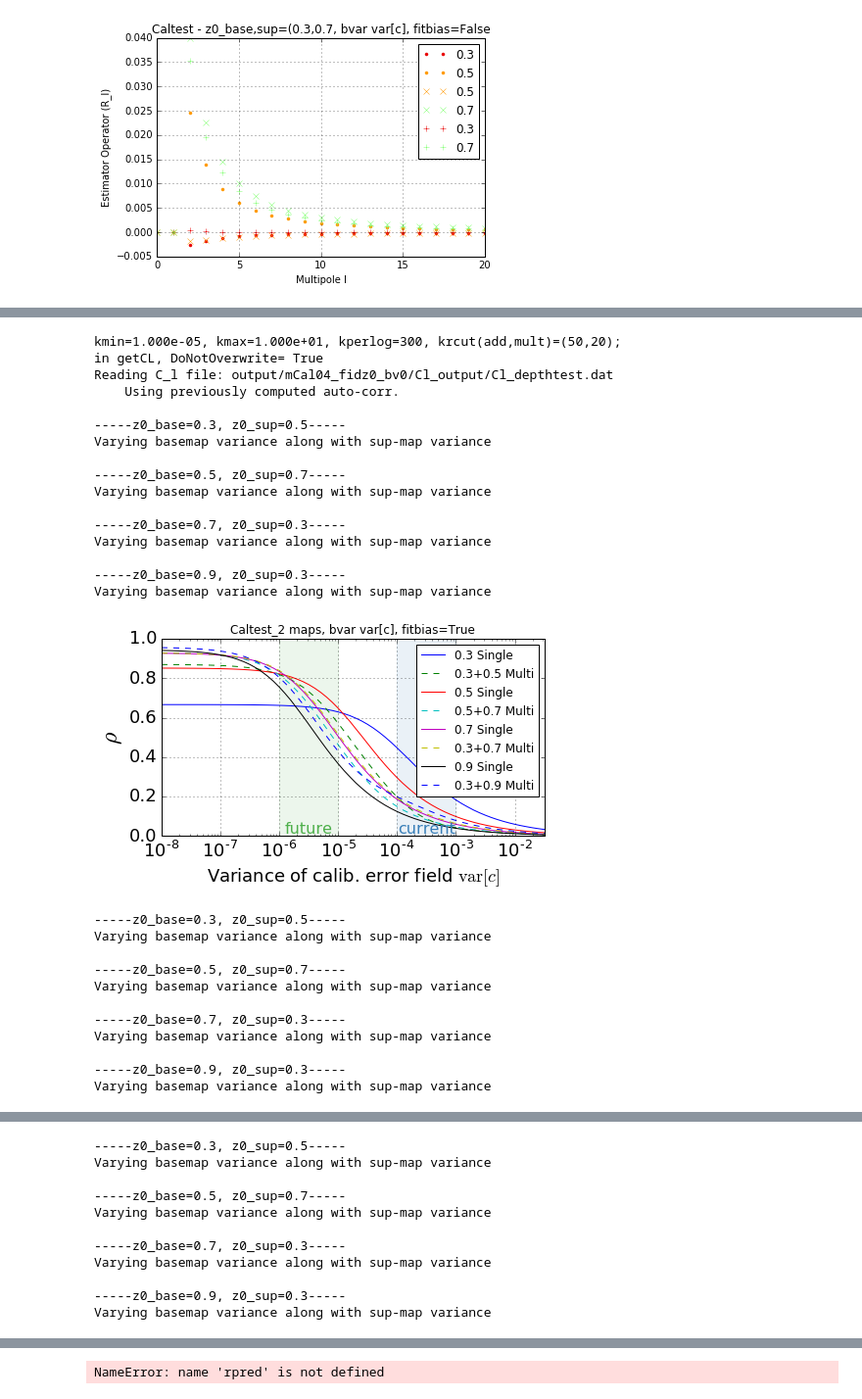
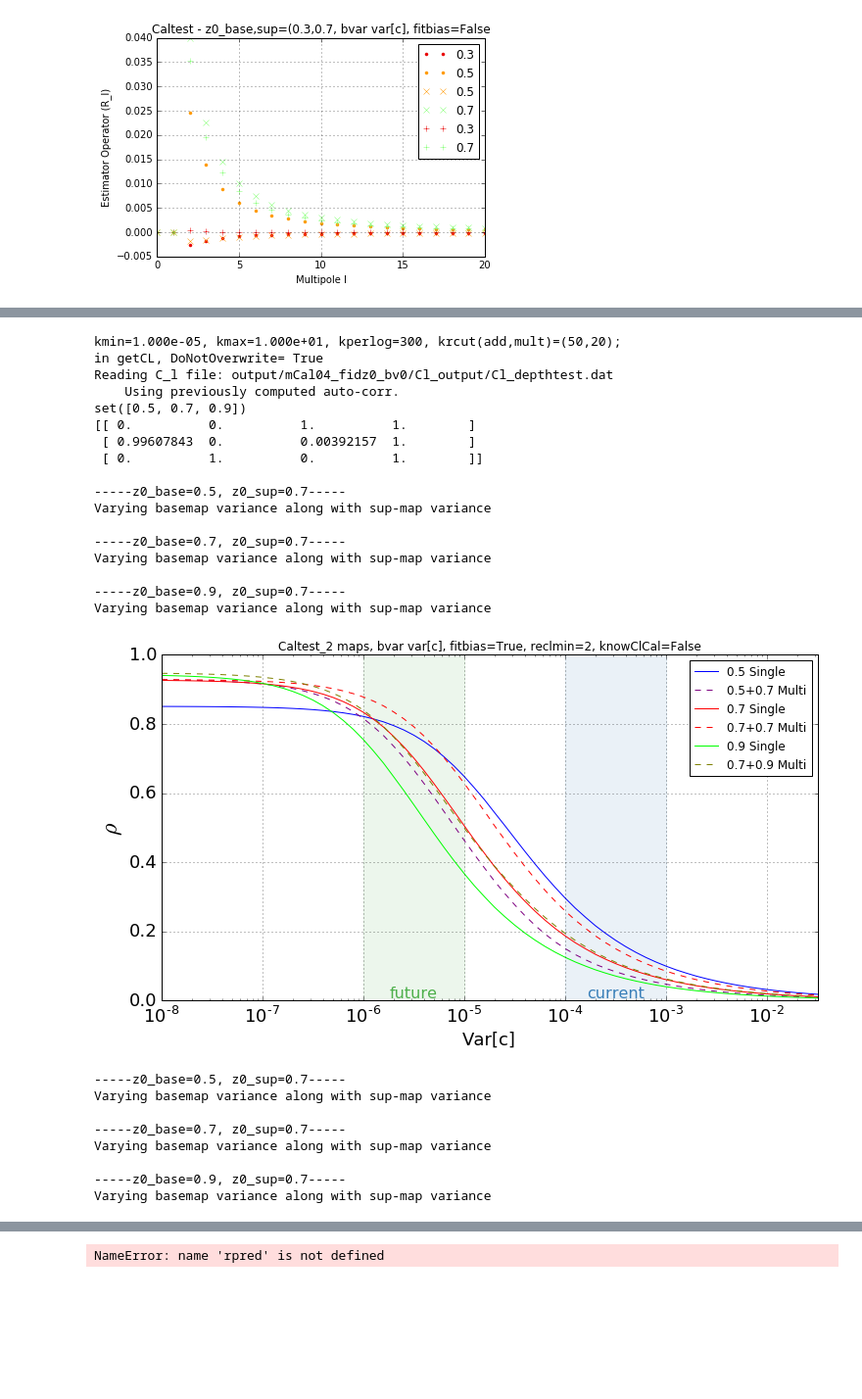
Before and after one commit to jessmuir/isw_reconstr, a Jupyter notebook: NW Multi.ipynb, the cells around one changed output, grey strips where cells are left out. Shown at 98% size. Cells and saved outputs as stored; diff of their text form; code cells hidden in the pictures; blank space fills up the shorter version.

```diff
--- a/NW Multi.ipynb
+++ b/NW Multi.ipynb
@@ -757,7 +1073,7 @@ Varying basemap variance along with sup-map variance
 #plot various map pairs
 reclmin=2
 nbar='default'
-z0pairs=[(.3,.5),(.5,.7),(.7,.3),(.9,.3)]
+z0pairs=[(.5,.7),(.7,.7),(.9,.7)]
 outtag='mCal04_fidz0_bv0'
 plotdir='output/'+outtag+'/plots_forpaper/'
 
@@ -777,60 +1093,71 @@ varlist=list(runeuc.caltest_get_logspaced_varlist(minvar=1.e-8,maxvar=100,Nperlo
 shortvarlist=[1.e-7,1.e-6,1.e-5,1.e-4,1.e-3,1.e-2]#for data points
 basevar=varlist[:]
 rhoexplist=[]#will be 1D; [variance ]
+# knowClCal = True
 
 z0set = set(chain.from_iterable(z0pairs))
+z0max = max(z0set)
 fidcl=multi_get_Cl(justread=True,z0vals=z0set, nbar=nbar, outtag=outtag)
-for varname in ['rho','s']:
+cm=plt.get_cmap('brg')#Spectral_r')
+cNorm=runeuc.colors.Normalize()#max and min numbers colors need to span
+scalarMap=runeuc.cmx.ScalarMappable(norm=cNorm,cmap=cm) #http://matplotlib.org/xkcd/examples/color/colormaps_reference.html
+z0cols=scalarMap.to_rgba(list(z0set)) #need to do this, even though don't call z0cols, else they all turn out the same color
+print z0set
+print z0cols
+for varname in ['rho']:
     outname='caltest_'+varname+'_exp_basic.pdf'
-    for fitbias in (True, False):
-        fig, ax1 = calplotsetup()
+    fitbias=True
+#     for fitbias in (True, False):
+    for knowClCal in (False, True):
+        fig, ax1 = calplotsetup(size=(12,7))
         for (z0_1,z0_2) in z0pairs:
             print '\n-----z0_base={0}, z0_sup={1}-----'.format(z0_1,z0_2)
             exp_temp = m_caltest_get_rhoexp(fidcl, z0_base=z0_1, z0_sup=z0_2, basevar=basevar,varlist=varlist[:],lmax=lmaxcal,lmin=lmincal,
                                         shape=shape,width=width,overwrite=True,doplot=False,saverho=False,varname=varname,
-                                        reclmin=reclmin,outtag=outtag,fitbias=fitbias)
+                                        reclmin=reclmin,outtag=outtag,fitbias=fitbias, knowClCal=knowClCal)
             exp_temp_sing1 = m_caltest_get_rhoexp(fidcl, z0_base=False, z0_sup=z0_1, basevar=False,varlist=varlist[:],lmax=lmaxcal,lmin=lmincal,
                                         shape=shape,width=width,overwrite=True,doplot=False,saverho=False,varname=varname,
-                                        reclmin=reclmin,outtag=outtag,fitbias=fitbias)
+                                        reclmin=reclmin,outtag=outtag,fitbias=fitbias, knowClCal=knowClCal)
             exp_temp_sing2 = m_caltest_get_rhoexp(fidcl, z0_base=False, z0_sup=z0_2, basevar=False,varlist=varlist[:],lmax=lmaxcal,lmin=lmincal,
                                         shape=shape,width=width,overwrite=True,doplot=False,saverho=False,varname=varname,
-                                        reclmin=reclmin,outtag=outtag,fitbias=fitbias)
-
-            ax1.plot(varlist[:-1],exp_temp_sing1[:-1],'-',label='{0:.1} Single'.format(z0_1,))
+                                        reclmin=reclmin,outtag=outtag,fitbias=fitbias, knowClCal=knowClCal)
+#             print z0_1
+            my1col=scalarMap.to_rgba(z0_1)
+#             print my1col
+            my2col=scalarMap.to_rgba((z0_1+z0_2)/2.) #get color in between the two z0
+            ax1.plot(varlist[:-1],exp_temp_sing1[:-1],'-',c=my1col, label='{0:.1} Single'.format(z0_1,))
 #             ax1.plot(varlist[:-1],exp_temp_sing2[:-1],'-',label='{0:.1} Single'.format(z0_2,))
-            ax1.plot(varlist[:-1],exp_temp[:-1],'--',label='{0:.1}+{1:.1} Multi'.format(min(z0_1,z0_2),max(z0_1,z0_2)))
+            ax1.plot(varlist[:-1],exp_temp[:-1],'--',c=my2col,label='{0:.1}+{1:.1} Multi'.format(min(z0_1,z0_2),max(z0_1,z0_2)))
         ax1=calplotform(ax1,varname=varname) #format like caltest plot
         if basevar==varlist: bvlabel = 'var[c]'
         else: bvlabel='{0}'.format(basevar,)
         # plt.title('z0base={0}, z0sup={1}, basevar={2}'.format(z0_base,z0_sup,bvlabel))
-        plt.title('Caltest_2 maps, bvar {1}, fitbias={2}'.format(z0_1,bvlabel,fitbias))
+        plt.title('Caltest_2 maps, bvar {1}, fitbias={2}, reclmin={4}, knowClCal={3}'.format(z0_1,bvlabel,fitbias, knowClCal,reclmin))
         plt.show()
 # %% [output]
 kmin=1.000e-05, kmax=1.000e+01, kperlog=300, krcut(add,mult)=(50,20);
 in getCL, DoNotOverwrite= True
 Reading C_l file: output/mCal04_fidz0_bv0/Cl_output/Cl_depthtest.dat
     Using previously computed auto-corr.
-
------z0_base=0.3, z0_sup=0.5-----
-Varying basemap variance along with sup-map variance
+set([0.5, 0.7, 0.9])
+[[ 0.          0.          1.          1.        ]
+ [ 0.99607843  0.          0.00392157  1.        ]
+ [ 0.          1.          0.          1.        ]]
 
 -----z0_base=0.5, z0_sup=0.7-----
 Varying basemap variance along with sup-map variance
 
------z0_base=0.7, z0_sup=0.3-----
+-----z0_base=0.7, z0_sup=0.7-----
 Varying basemap variance along with sup-map variance
 
------z0_base=0.9, z0_sup=0.3-----
+-----z0_base=0.9, z0_sup=0.7-----
 Varying basemap variance along with sup-map variance
-[figure, old version]
+[figure, new version]
------z0_base=0.3, z0_sup=0.5-----
-Varying basemap variance along with sup-map variance
-
 -----z0_base=0.5, z0_sup=0.7-----
 Varying basemap variance along with sup-map variance
 
------z0_base=0.7, z0_sup=0.3-----
+-----z0_base=0.7, z0_sup=0.7-----
 Varying basemap variance along with sup-map variance
 
------z0_base=0.9, z0_sup=0.3-----
+-----z0_base=0.9, z0_sup=0.7-----
 Varying basemap variance along with sup-map variance
@@ -838,11 +1164,0 @@ Varying basemap variance along with sup-map variance
------z0_base=0.3, z0_sup=0.5-----
-Varying basemap variance along with sup-map variance
-
------z0_base=0.5, z0_sup=0.7-----
-Varying basemap variance along with sup-map variance
-
------z0_base=0.7, z0_sup=0.3-----
-Varying basemap variance along with sup-map variance
-
------z0_base=0.9, z0_sup=0.3-----
-Varying basemap variance along with sup-map variance
```
Also changed, not shown: parts of 19 cells of this notebook.
